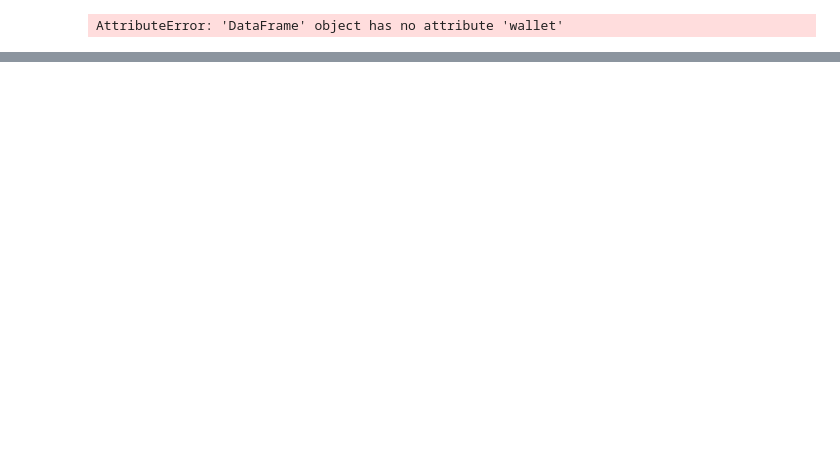
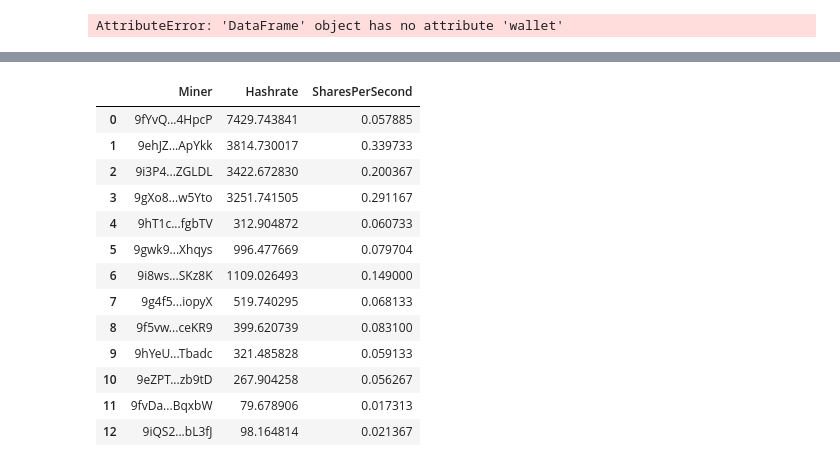
Before and after one commit to marctheshark3/sigmanaut-mining-pool-ui, a Jupyter notebook: prototype.ipynb, the cells around one changed output, grey strips where cells are left out. Saved outputs shown, nothing was run; the diff lists cells and outputs as text; code cells hidden in the pictures; blank space fills up the shorter version.

```diff
--- a/prototype.ipynb
+++ b/prototype.ipynb
@@ -439,0 +414,24 @@ n
+# %%
+df = reader.get_all_miner_data('')
+ls = []
+for miner in df.miner.unique():
+    temp = df[df.miner == miner]
+    ls.append([miner, temp.hashrate.sum(), temp.sharesPerSecond.sum()])
+
+d = pd.DataFrame(ls, columns=['Miner', 'Hashrate', 'SharesPerSecond'])
+d
+# %% [output]
+|  | Miner | Hashrate | SharesPerSecond |
+| 0 | 9fYvQ...4HpcP | 7429.743841 | 0.057885 |
+| 1 | 9ehJZ...ApYkk | 3814.730017 | 0.339733 |
+| 2 | 9i3P4...ZGLDL | 3422.672830 | 0.200367 |
+| 3 | 9gXo8...w5Yto | 3251.741505 | 0.291167 |
+| 4 | 9hT1c...fgbTV | 312.904872 | 0.060733 |
+| 5 | 9gwk9...Xhqys | 996.477669 | 0.079704 |
+| 6 | 9i8ws...SKz8K | 1109.026493 | 0.149000 |
+| 7 | 9g4f5...iopyX | 519.740295 | 0.068133 |
+| 8 | 9f5vw...ceKR9 | 399.620739 | 0.083100 |
+| 9 | 9hYeU...Tbadc | 321.485828 | 0.059133 |
+| 10 | 9eZPT...zb9tD | 267.904258 | 0.056267 |
+| 11 | 9fvDa...BqxbW | 79.678906 | 0.017313 |
+| 12 | 9iQS2...bL3fJ | 98.164814 | 0.021367 |
```
Also changed, not shown: parts of 26 cells of this notebook, 4 other files.
